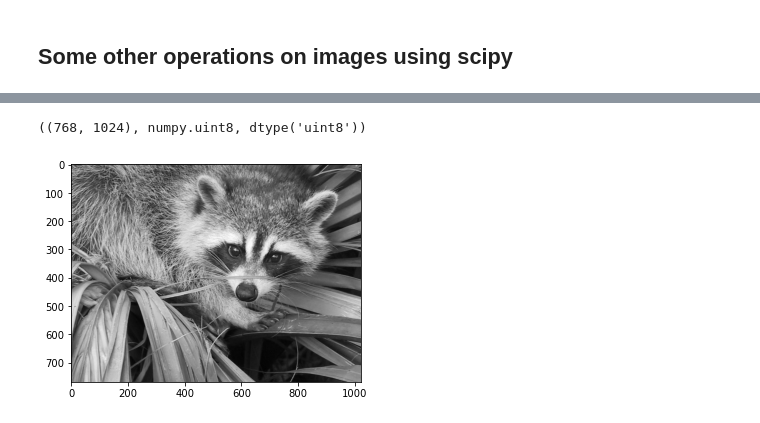
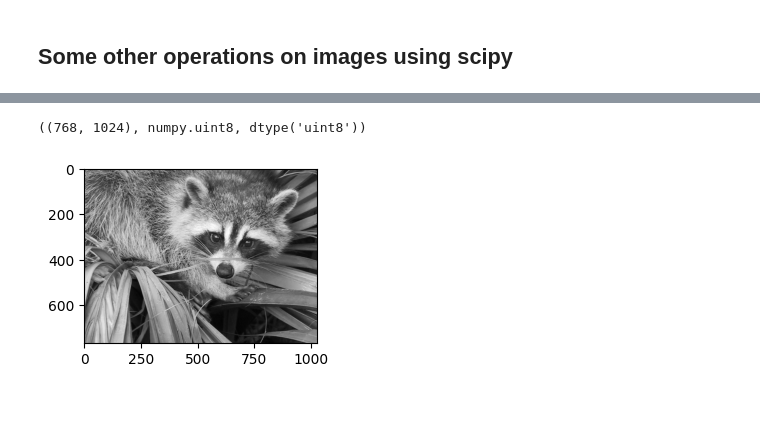
Before and after one commit to mamintoosi-cs/pytorch-workshop, a Jupyter notebook: App_Image.ipynb, the cells around one changed output, grey strips where cells are left out. Cells and saved outputs as stored; diff of their text form; code cells hidden in the pictures.

```diff
--- a/App_Image.ipynb
+++ b/App_Image.ipynb
@@ -116,7 +128,8 @@ plt.show()
 # %%
 face = misc.face(gray = True)
+fig = plt.figure(figsize=(3,3))
 plt.imshow(face, cmap='gray')
 face.shape, type(face[0,0]), face.dtype
 # %% [output]
 ((768, 1024), numpy.uint8, dtype('uint8'))
-[figure, old version]
+[figure, new version]
```
Also changed, not shown: parts of 7 cells of this notebook, 1 other file.
